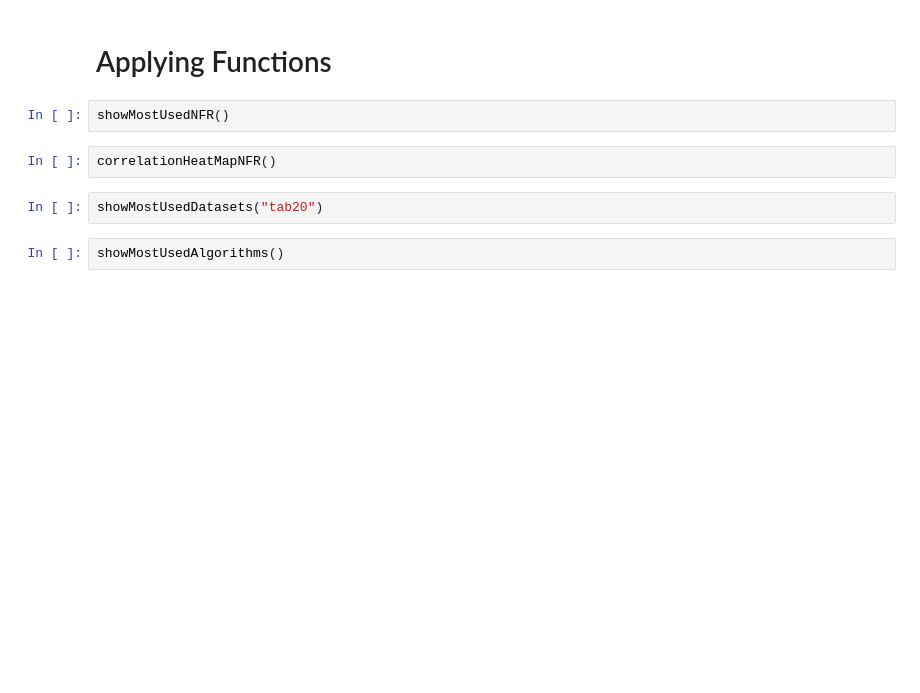
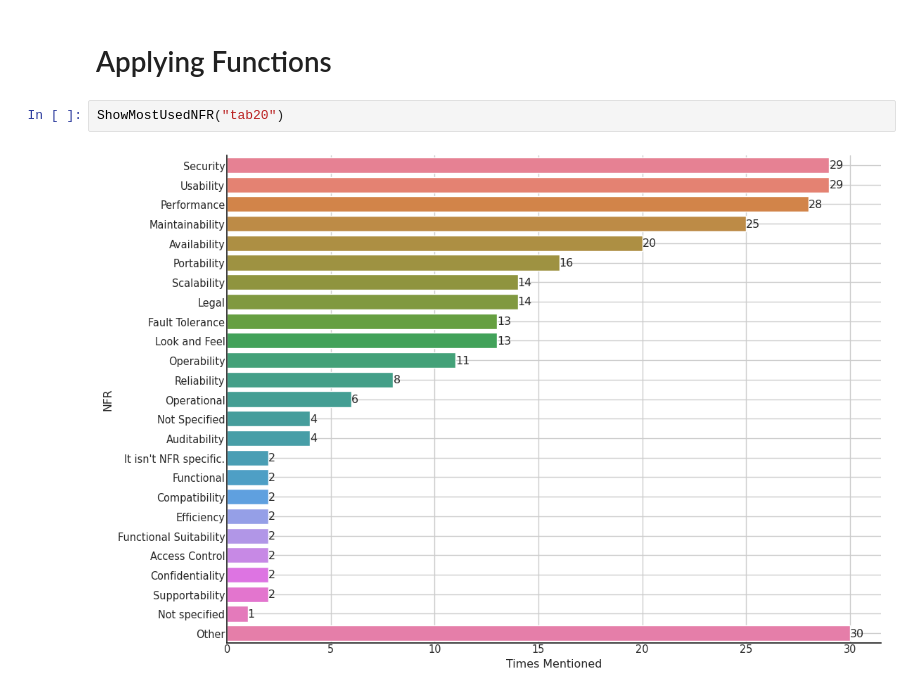
Before and after one commit to aisepucrio/slr-supplementary-material, a Jupyter notebook: SLR_DATAVIZ.ipynb, the cells around one changed output. Cells and saved outputs as stored; diff of their text form; blank space fills up the shorter version.

```diff
--- a/SLR_DATAVIZ.ipynb
+++ b/SLR_DATAVIZ.ipynb
@@ -130,11 +140,7 @@ def showMostUsedAlgorithms(): #Gambiarra Alert
   plt.show()
 # %% [markdown]
 # Applying Functions
-# %%
-showMostUsedNFR()
-# %%
-correlationHeatMapNFR()
 # %%
-showMostUsedDatasets("tab20")
+ShowMostUsedNFR("tab20")
+# %% [output]
+[figure, added]
-# %%
-showMostUsedAlgorithms()
```
Also changed, not shown: parts of 6 cells of this notebook, 1 other file.
